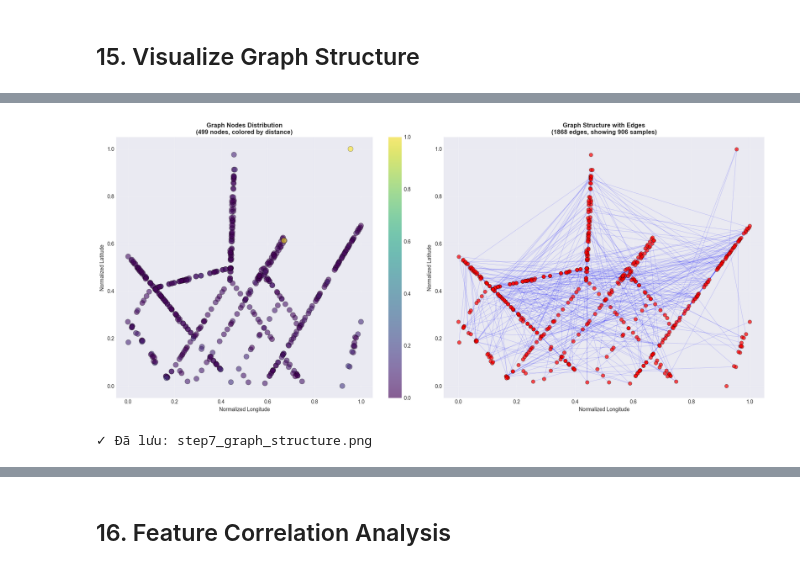
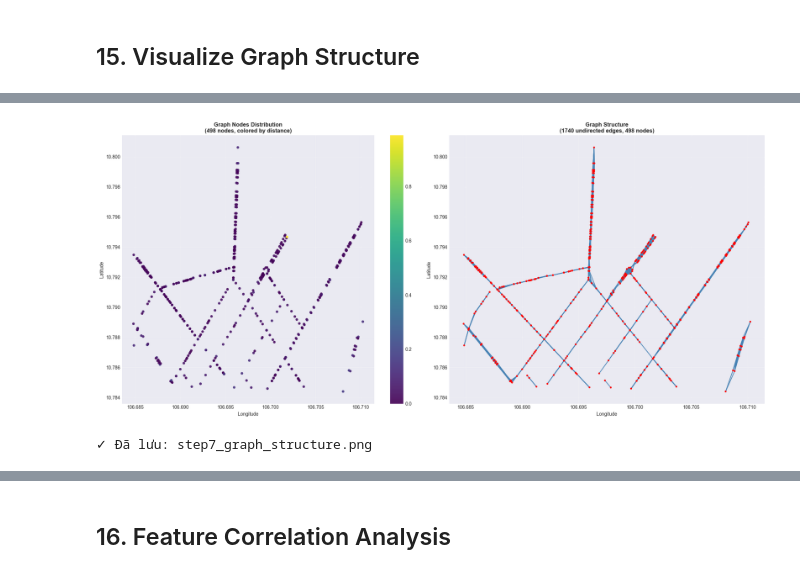
Before and after one commit to Urban-Traffic-Links-Project/UTraffic-ML, a Jupyter notebook: src/visualization/data_visualization_pipeline.ipynb, the cells around one changed output, grey strips where cells are left out. Cells and saved outputs as stored; diff of their text form; code cells hidden in the pictures.

```diff
--- a/src/visualization/data_visualization_pipeline.ipynb
+++ b/src/visualization/data_visualization_pipeline.ipynb
@@ -280,7 +281,7 @@ traffic_npz_file = (
     / "data"
     / "processed"
     / "traffic_features"
-    / "traffic_features_20260227_162256.npz"
+    / "traffic_features_20260311_001550.npz"
 ).resolve()
 traffic_npz = np.load(traffic_npz_file, allow_pickle=True)
 
@@ -301,7 +302,7 @@ graph_npz_file = (
     / "data"
     / "processed"
     / "graph_structure"
-    / "graph_structure_20260227_170025.npz"
+    / "graph_structure_20260314_071643.npz"
 ).resolve()
 graph_npz = np.load(graph_npz_file, allow_pickle=True)
 
@@ -674,18 +680,24 @@ if geo_features and 'latitude' in traffic_df.columns and 'longitude' in traffic_
 ## 15. Visualize Graph Structure
 # %%
 # Trích xuất graph structure
-node_features = graph_npz['node_features']
-edge_index = graph_npz['edge_index']
-coordinates = graph_npz['coordinates']
-feature_names = graph_npz['feature_names']
+node_features = graph_npz["node_features"]
+edge_index = graph_npz["edge_index"]  # 0-based indices (DO NOT subtract 1)
+coordinates = graph_npz["coordinates"]
+feature_names = graph_npz["feature_names"]
 
 print("=" * 70)
 print("📊 GRAPH STRUCTURE")
 print("=" * 70)
 print(f"Number of nodes: {node_features.shape[0]}")
 print(f"Number of features per node: {node_features.shape[1]}")
-print(f"Number of edges: {edge_index.shape[1]}")
-print(f"Average degree: {edge_index.shape[1] / node_features.shape[0]:.2f}")
+print(f"Number of edges (directed): {edge_index.shape[1]}")
+print(f"Average degree (directed): {edge_index.shape[1] / node_features.shape[0]:.2f}")
+
+print(
+    "Coordinate range: "
+    f"lat=[{coordinates[:, 0].min():.5f},{coordinates[:, 0].max():.5f}], "
+    f"lon=[{coordinates[:, 1].min():.5f},{coordinates[:, 1].max():.5f}]"
+)
 
 print(f"\nFeature names ({len(feature_names)}):")
 for i, name in enumerate(feature_names[:10]):
@@ -694,39 +706,51 @@ if len(feature_names) > 10:
     print(f"  ... and {len(feature_names) - 10} more")
 
 # Visualize graph
-fig, axes = plt.subplots(1, 2, figsize=(18, 8))
+fig, axes = plt.subplots(1, 2, figsize=(20, 9))
 
-# Plot 1: Node distribution
-scatter = axes[0].scatter(coordinates[:, 1], coordinates[:, 0],
-                         c=node_features[:, 0], cmap='viridis',
-                         s=100, alpha=0.6, edgecolors='black', linewidth=0.5)
-axes[0].set_title(f'Graph Nodes Distribution\n({node_features.shape[0]} nodes, colored by {feature_names[0]})',
-                  fontsize=12, fontweight='bold')
-axes[0].set_xlabel('Normalized Longitude')
-axes[0].set_ylabel('Normalized Latitude')
+# ── Plot 1: Node distribution ─────────────────────────────────────────────
+scatter = axes[0].scatter(
+    coordinates[:, 1], coordinates[:, 0],
+    c=node_features[:, 0], cmap='viridis',
+    s=30, alpha=0.9, edgecolors='none'
+)
+axes[0].set_title(
+    f'Graph Nodes Distribution\n({node_features.shape[0]} nodes, colored by {feature_names[0]})',
+    fontsize=12, fontweight='bold'
+)
+axes[0].set_xlabel('Longitude')
+axes[0].set_ylabel('Latitude')
 axes[0].grid(True, alpha=0.3)
 plt.colorbar(scatter, ax=axes[0])
 
-# Plot 2: Edge connections (sample)
-sample_edges = min(906, edge_index.shape[1])
-for i in range(sample_edges):
-    start_idx = edge_index[0, i] - 1  # Adjust for 1-based indexing
-    end_idx = edge_index[1, i] - 1
+# ── Plot 2: Edges VẼ TRƯỚC với màu rõ, nodes NHỎ lại ─────────────────────
+# Vẽ edges — màu xanh đậm, đủ dày để thấy dù ngắn
+for i in range(edge_index.shape[1]):
+    s = int(edge_index[0, i])
+    e = int(edge_index[1, i])
+    axes[1].plot(
+        [coordinates[s, 1], coordinates[e, 1]],
+        [coordinates[s, 0], coordinates[e, 0]],
+        color='steelblue', alpha=0.7, linewidth=1.5, solid_capstyle='round'
+    )
 
-    if 0 <= start_idx < len(coordinates) and 0 <= end_idx < len(coordinates):
-        axes[1].plot([coordinates[start_idx, 1], coordinates[end_idx, 1]],
-                     [coordinates[start_idx, 0], coordinates[end_idx, 0]],
-                     'b-', alpha=0.15, linewidth=0.5)
+# Nodes NHỎ (s=15) và không có edgecolor để không che edges
+axes[1].scatter(
+    coordinates[:, 1], coordinates[:, 0],
+    c='red', s=15, alpha=1.0, zorder=5, edgecolors='none'
+)
 
-axes[1].scatter(coordinates[:, 1], coordinates[:, 0],
-                c='red', s=50, alpha=0.7, edgecolors='black', linewidth=0.5, zorder=5)
-axes[1].set_title(f'Graph Structure with Edges\n({edge_index.shape[1]} edges, showing {sample_edges} samples)',
-                  fontsize=12, fontweight='bold')
-axes[1].set_xlabel('Normalized Longitude')
-axes[1].set_ylabel('Normalized Latitude')
+axes[1].set_title(
+    f'Graph Structure\n'
+    f'({edge_index.shape[1]//2} undirected edges, {node_features.shape[0]} nodes)',
+    fontsize=12, fontweight='bold'
+)
+axes[1].set_xlabel('Longitude')
+axes[1].set_ylabel('Latitude')
 axes[1].grid(True, alpha=0.3)
 
 plt.tight_layout()
+plt.savefig('step7_graph_structure.png', dpi=300, bbox_inches='tight')
 plt.show()
 
 print("✓ Đã lưu: step7_graph_structure.png")
@@ -750,8 +771,8 @@ Feature names (46):
    8. average_travel_time
    9. median_travel_time
   10. travel_time_std
   ... and 36 more
-[figure, old version]
+[figure, new version]
 ✓ Đã lưu: step7_graph_structure.png
 # %%
 import numpy as np
```
Also changed, not shown: parts of 19 cells of this notebook, 30 other files.
